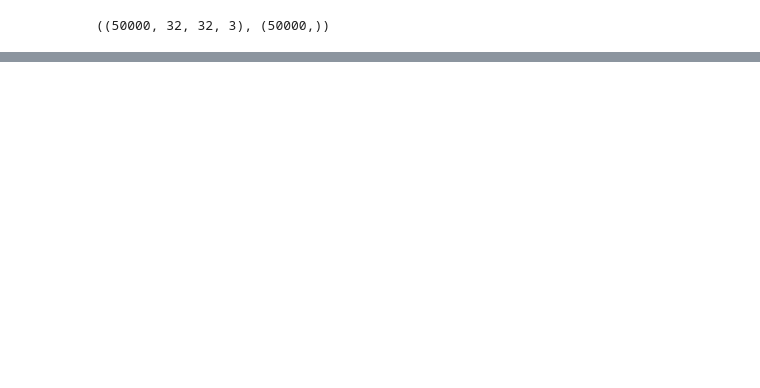
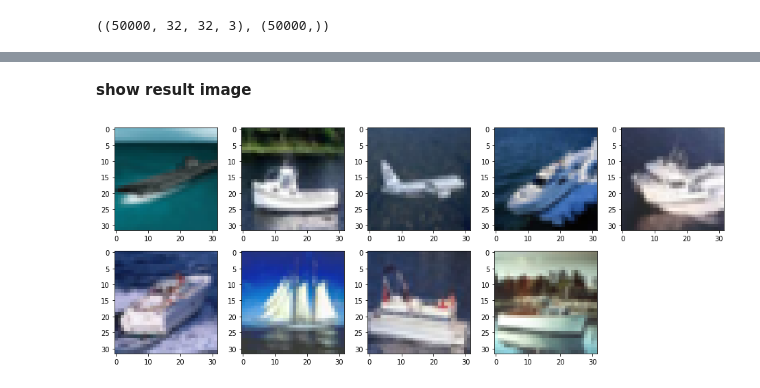
Before and after one commit to atsushii/Image_search, a Jupyter notebook: image_search.ipynb, the cells around one changed output, grey strips where cells are left out. Drawn from its saved outputs; the diff is of its cells as text; code cells hidden in the pictures; blank space fills up the shorter version.

```diff
--- a/image_search.ipynb
+++ b/image_search.ipynb
@@ -288,0 +615,6 @@ model = BuildModel(0.5, (32, 32), 10)
+# %%
+with open("hamming_train.pickle", "rb") as f:
+    train_set_vector = pickle.load(f)
+# %%
+with open("color_featuer.pickle", "rb") as f:
+    color_vector = pickle.load(f)
@@ -288,0 +625,2 @@ model = BuildModel(0.5, (32, 32), 10)
+# %%
+result_id = inference_with_color_filter(model, train_set_vector, test_image, color_vector, image_size, distance="hamming")
@@ -288,0 +634,19 @@ model = BuildModel(0.5, (32, 32), 10)
+# %% [markdown]
+**show result image**
+# %%
+w = 10
+h = 10
+fig = plt.figure(figsize=(16, 16))
+colum = 5
+rows = 5
+
+for i in range(1, colum*rows+1):
+    try:
+        image = image_load(train_image_path[result_id[i]], image_size)
+        fig.add_subplot(rows, colum, i)
+        plt.imshow(image)
+    except:
+        pass
+plt.show()
+# %% [output]
+[figure, added]
```
Also changed, not shown: parts of 30 cells of this notebook.
